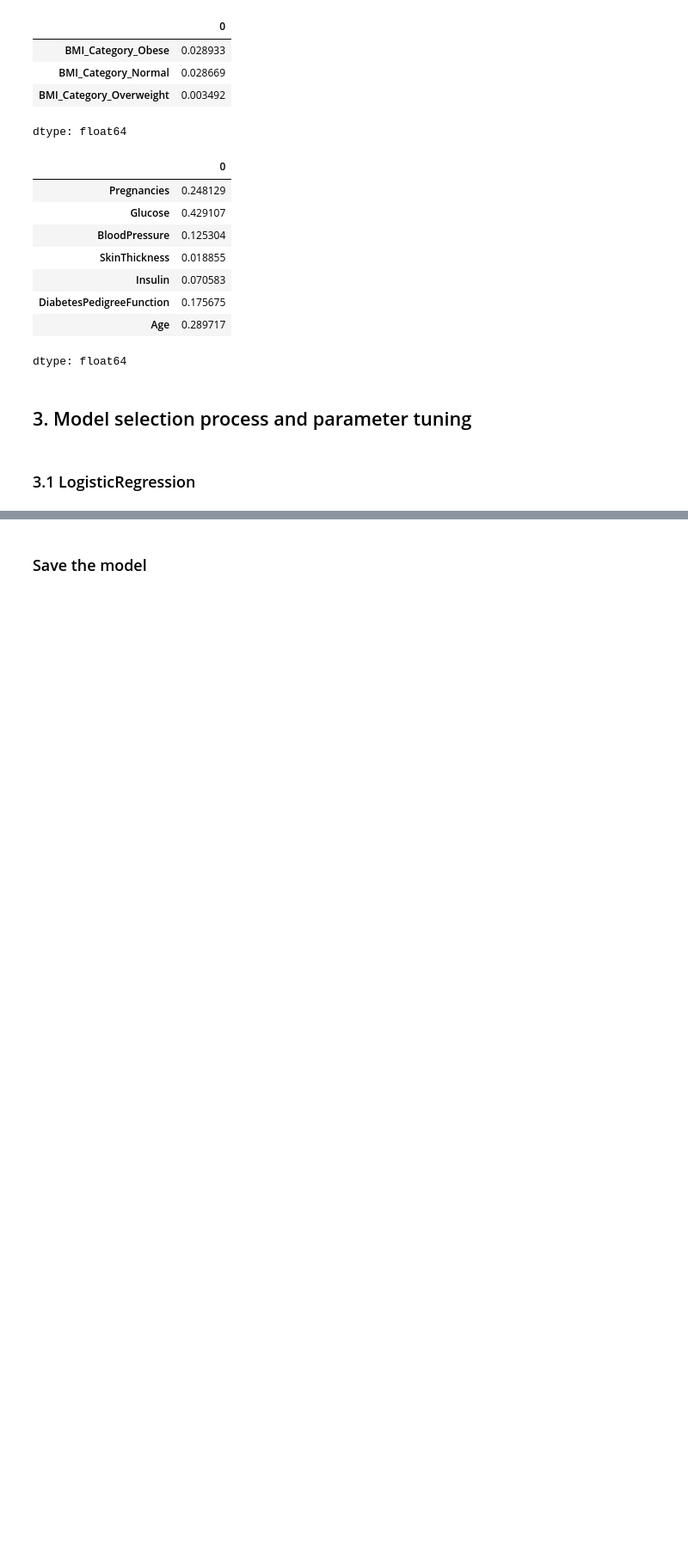
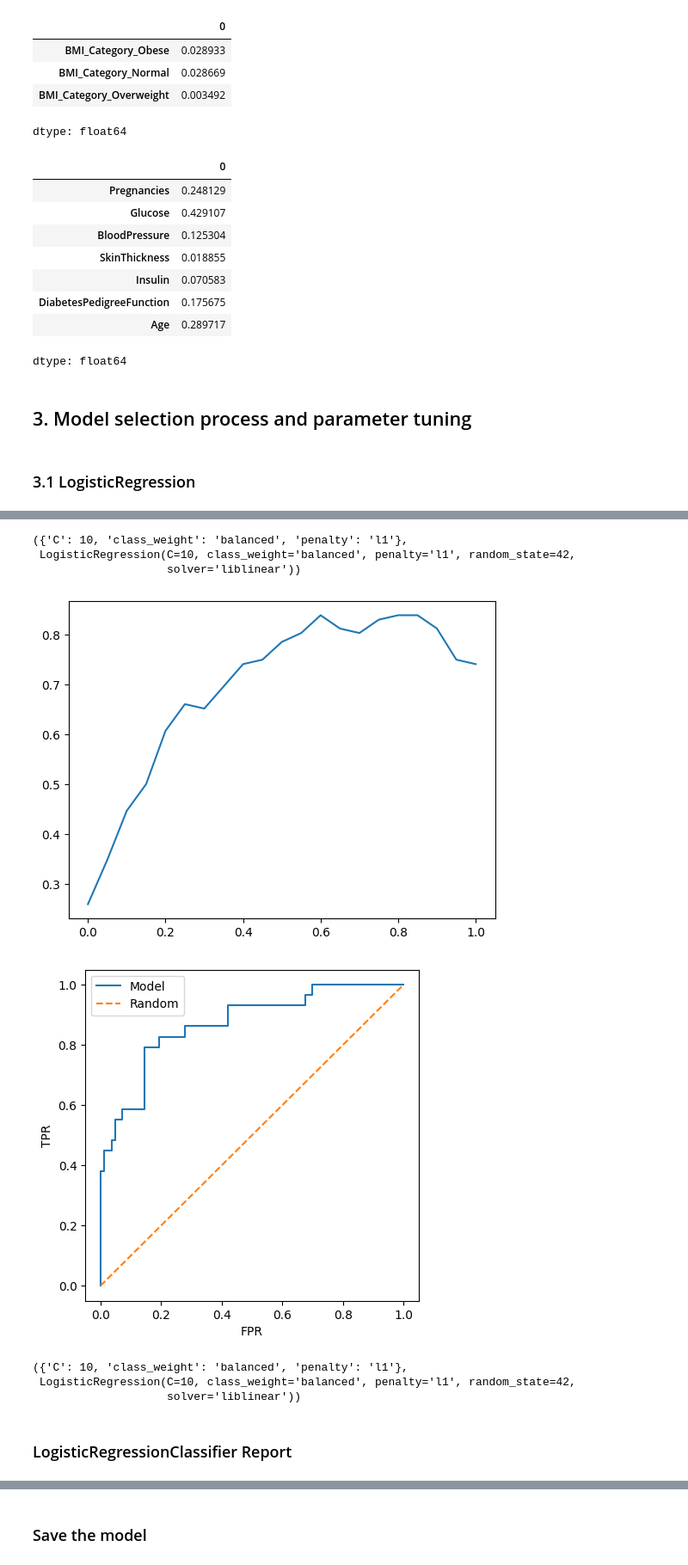
Before and after one commit to taikuchou/machine-learning-zoomcamp, a Jupyter notebook: midterm-project/mid_project_notebook.ipynb, the cells around one changed output, grey strips where cells are left out. Shown: that part at 86% size. Drawn from its saved outputs; the diff is of its cells as text; code cells hidden in the pictures; blank space fills up the shorter version.

Commit message:
Use GridSearchCV to tune hyperparameters, and modify ReadME

```diff
--- a/midterm-project/mid_project_notebook.ipynb
+++ b/midterm-project/mid_project_notebook.ipynb
@@ -500,6 +389,0 @@ C=10 0.832 +- 0.066
-# %%
-df_train, df_val, y_train, y_val = generate_data(data)
-dv, model = train(df_train, y_train, C=5)
-y_pred = predict(df_val, dv, model)
-auc = roc_auc_score(y_val, y_pred)
-auc
@@ -509,0 +390,11 @@ auc
+# %%
+# Define the model
+model_lr = LogisticRegression(solver='liblinear', random_state=random_state)
+
+# Set up the hyperparameter grid
+param_grid_lr = {
+    'C': [0.001, 0.01, 0.1, 1, 10, 100],  # Regularization strength
+    'penalty': ['l1', 'l2'],  # Penalty type (L1 or L2 regularization)
+    'class_weight': ['balanced', None]
+}
+best_params_lr, best_model_lr = evaluation_model("LogisticRegression", model_lr, param_grid_lr)
@@ -510 +415,45 @@ auc
+# %%
+best_params_lr, best_model_lr
+# %% [output]
+({'C': 10, 'class_weight': 'balanced', 'penalty': 'l1'},
+ LogisticRegression(C=10, class_weight='balanced', penalty='l1', random_state=42,
+                    solver='liblinear'))
+# %%
+def plot_accuracy_score(y_val, y_pred):
+    thresholds = np.linspace(0, 1, 21)
+    scores = []
+    for t in thresholds:
+        score = accuracy_score(y_val, y_pred >= t)
+        # print('%.2f %.3f' % (t, score))
+        scores.append(score)
+    plt.plot(thresholds, scores)
+
+def plot_roc_curve(y_val, y_pred):
+    fpr, tpr, thresholds = roc_curve(y_val, y_pred)
+    plt.figure(figsize=(5, 5))
+    plt.plot(fpr, tpr, label='Model')
+    plt.plot([0, 1], [0, 1], label='Random', linestyle='--')
+    plt.xlabel('FPR')
+    plt.ylabel('TPR')
+    plt.legend()
+
+def show_plots(model):
+    y_pred = model.predict_proba(X_val)[:, 1]
+    plot_accuracy_score(y_val, y_pred)
+    plot_roc_curve(y_val, y_pred)
+    return y_pred
+# %%
+best_model_lr.fit(X_train, y_train)
+y_pred_lr = show_plots(best_model_lr)
+# %% [output]
+[figure, added]
+[figure, added]
+# %%
+best_params_lr, best_model_lr
+# %% [output]
+({'C': 10, 'class_weight': 'balanced', 'penalty': 'l1'},
+ LogisticRegression(C=10, class_weight='balanced', penalty='l1', random_state=42,
+                    solver='liblinear'))
+# %% [markdown]
+### LogisticRegressionClassifier Report
 # %%
```
Also changed, not shown: parts of 77 cells of this notebook, 5 other files.
